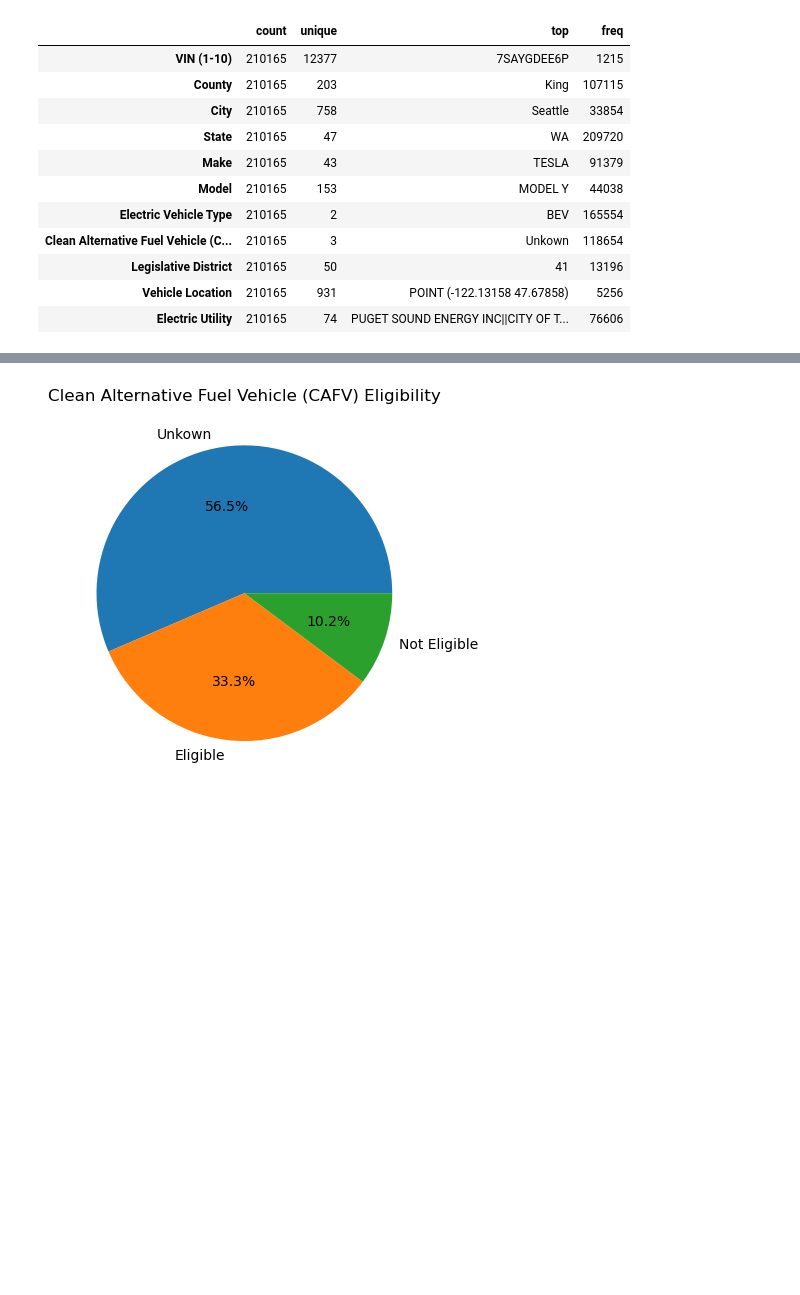
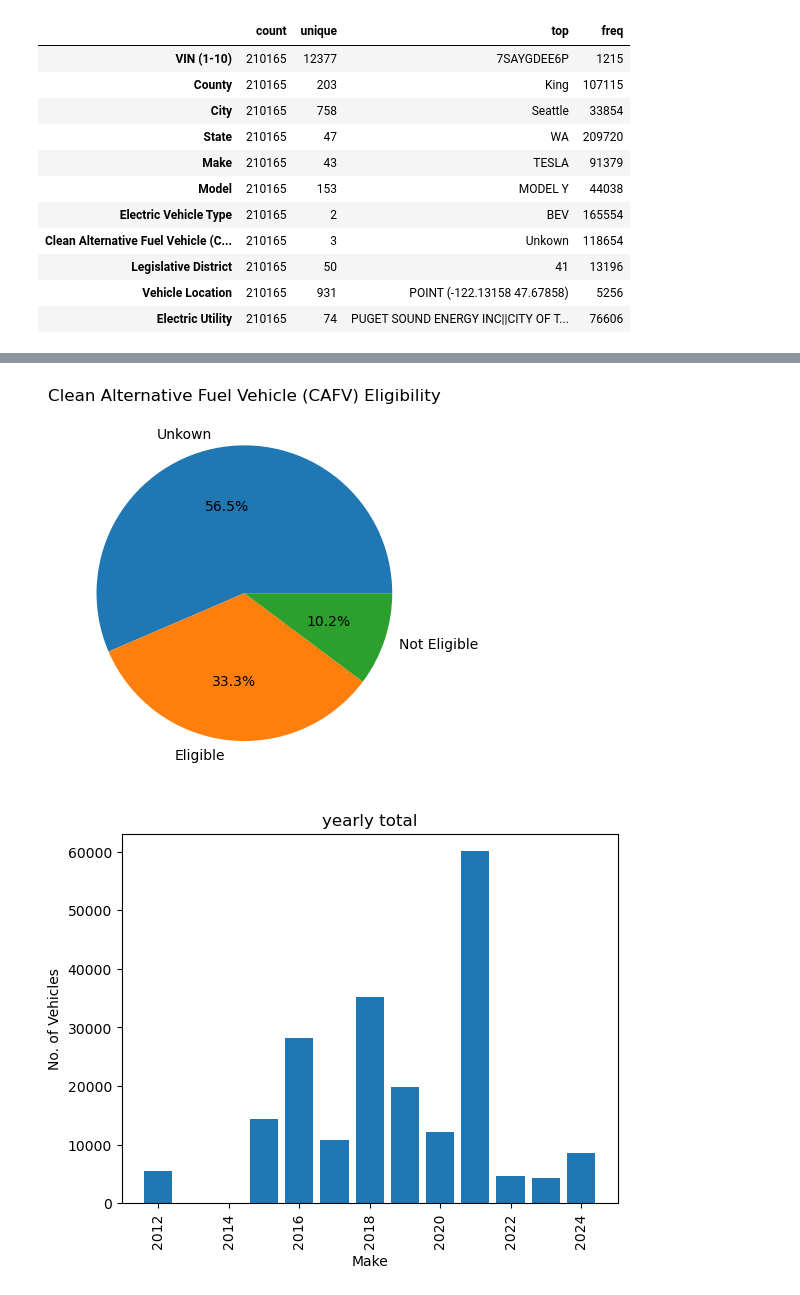
Before and after one commit to denper19/electric_vehicle_analysis, a Jupyter notebook: visual.ipynb, the cells around one changed output, grey strips where cells are left out. Drawn from its saved outputs; the diff is of its cells as text; code cells hidden in the pictures; blank space fills up the shorter version.

Commit message:
yearlytotal

```diff
--- a/visual.ipynb
+++ b/visual.ipynb
@@ -165,6 +165,13 @@ eligibility = {
     'y': handler._df['Clean Alternative Fuel Vehicle (CAFV) Eligibility'].value_counts().head(10).index.to_list(),
     'x': handler._df['Clean Alternative Fuel Vehicle (CAFV) Eligibility'].value_counts().head(10).to_list()
 }
+yeartotal_barplot = {
+    'xlabel': 'Make',
+    'ylabel': 'No. of Vehicles',
+    'title' : 'yearly total',
+    'x': handler._df['Model Year'].unique()[:-10],
+    'y': handler._df['Model Year'].value_counts().to_list()[:-10]
+}
 PHEV=handler._df[handler._df['Electric Vehicle Type']=='PHEV']
 boxplot_data_PHEV = {
     'xlabel': 'Make',
@@ -238,17 +245,19 @@ Makes and Models:
 # %%
 handler._plot = True
 handler.create_boxplot(data=boxplot_data, patch_artist=True)
 handler.create_boxplot(data=boxplot_data_PHEV, patch_artist=True)
 handler.create_boxplot(data=boxplot_data_BEV, patch_artist=True)
 handler.create_barplot(maker_data)
 handler.create_barplot(model_data)
 handler.create_piechart(car_type)
 handler.create_piechart(eligibility)
+handler.create_barplot(yeartotal_barplot)
 # %% [output]
 [figure]
 [figure]
 [figure]
 [figure]
 [figure]
 [figure]
 [figure]
+[figure, added]
```
Also changed, not shown: 1 other file.
